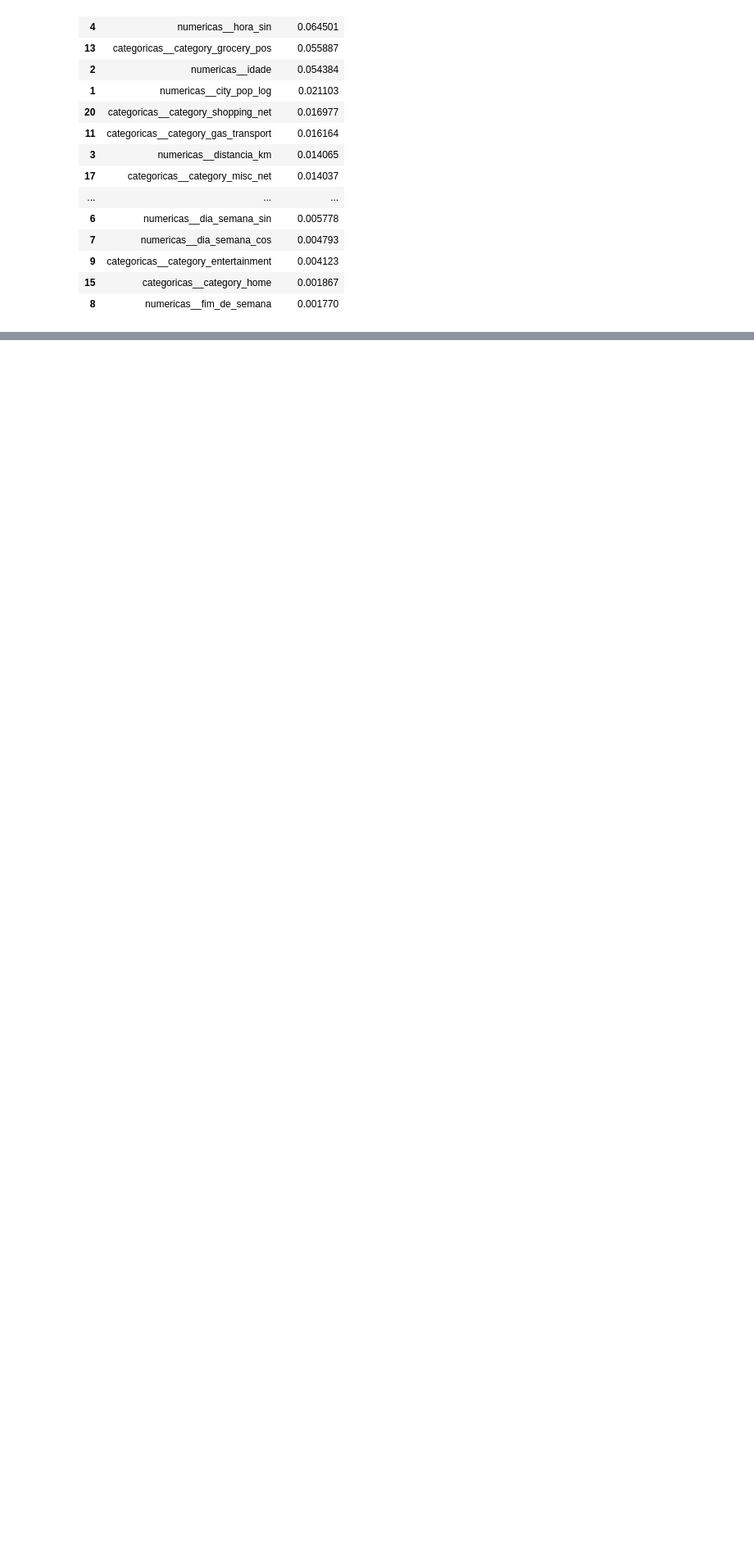
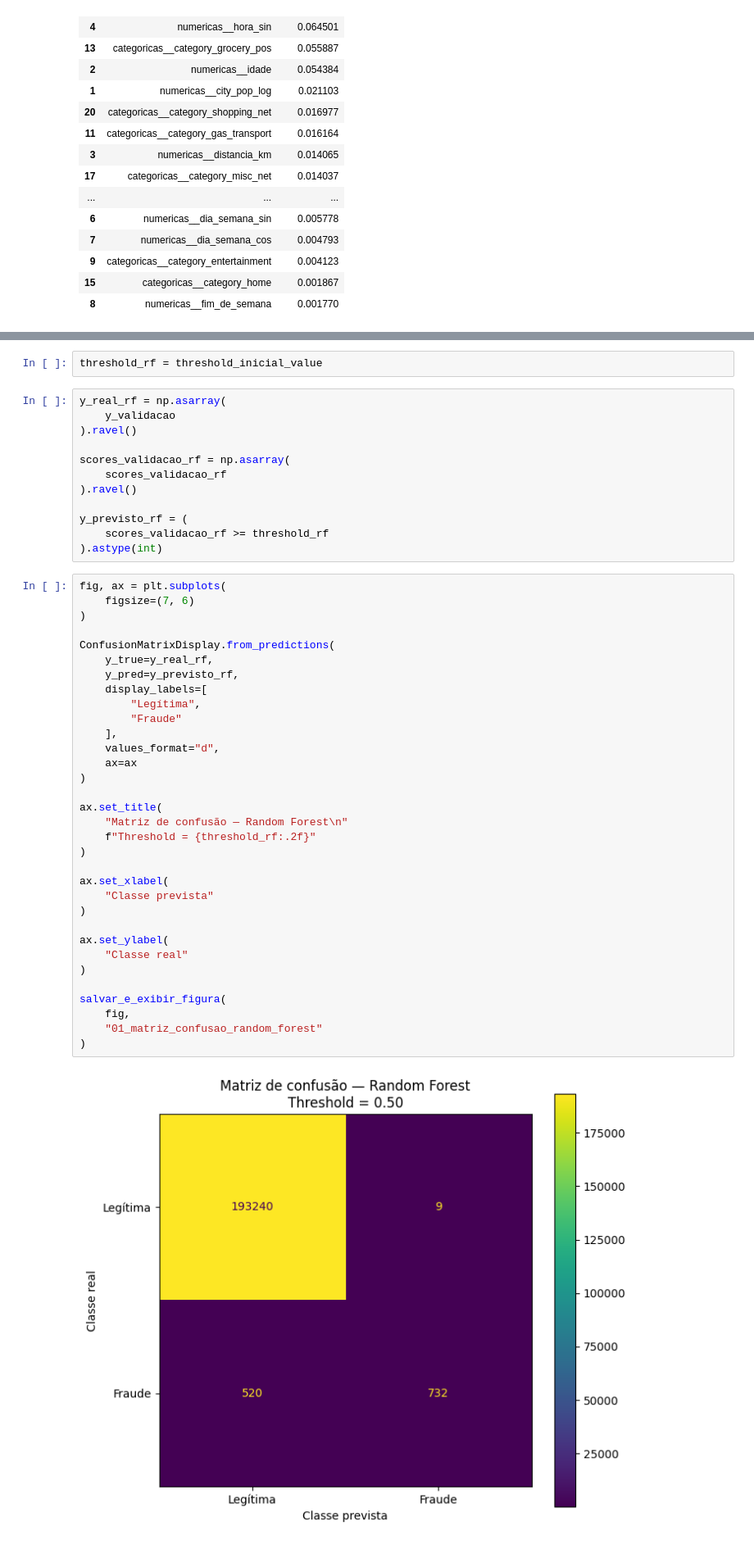
Before and after one commit to Lucas-Santosrx/ccard_fraud_ml, a Jupyter notebook: notebooks/03. Random Forest.ipynb, the cells around one changed output, grey strips where cells are left out. Shown at 82% size. Cells and saved outputs as stored; diff of their text form; blank space fills up the shorter version.

Commit message:
get notations from random forest / new tests

```diff
--- a/notebooks/03. Random Forest.ipynb
+++ b/notebooks/03. Random Forest.ipynb
@@ -752,0 +775,49 @@ Experimento salvo em: /Users/lucassantos/Documents/ccard_fraud_ml/outputs/result
+# %%
+threshold_rf = threshold_inicial_value
+# %%
+y_real_rf = np.asarray(
+    y_validacao
+).ravel()
+
+scores_validacao_rf = np.asarray(
+    scores_validacao_rf
+).ravel()
+
+y_previsto_rf = (
+    scores_validacao_rf >= threshold_rf
+).astype(int)
+# %%
+fig, ax = plt.subplots(
+    figsize=(7, 6)
+)
+
+ConfusionMatrixDisplay.from_predictions(
+    y_true=y_real_rf,
+    y_pred=y_previsto_rf,
+    display_labels=[
+        "Legítima",
+        "Fraude"
+    ],
+    values_format="d",
+    ax=ax
+)
+
+ax.set_title(
+    "Matriz de confusão — Random Forest\n"
+    f"Threshold = {threshold_rf:.2f}"
+)
+
+ax.set_xlabel(
+    "Classe prevista"
+)
+
+ax.set_ylabel(
+    "Classe real"
+)
+
+salvar_e_exibir_figura(
+    fig,
+    "01_matriz_confusao_random_forest"
+)
+# %% [output]
+[figure, added]
```
Also changed, not shown: parts of 26 cells of this notebook, 11 other files.
